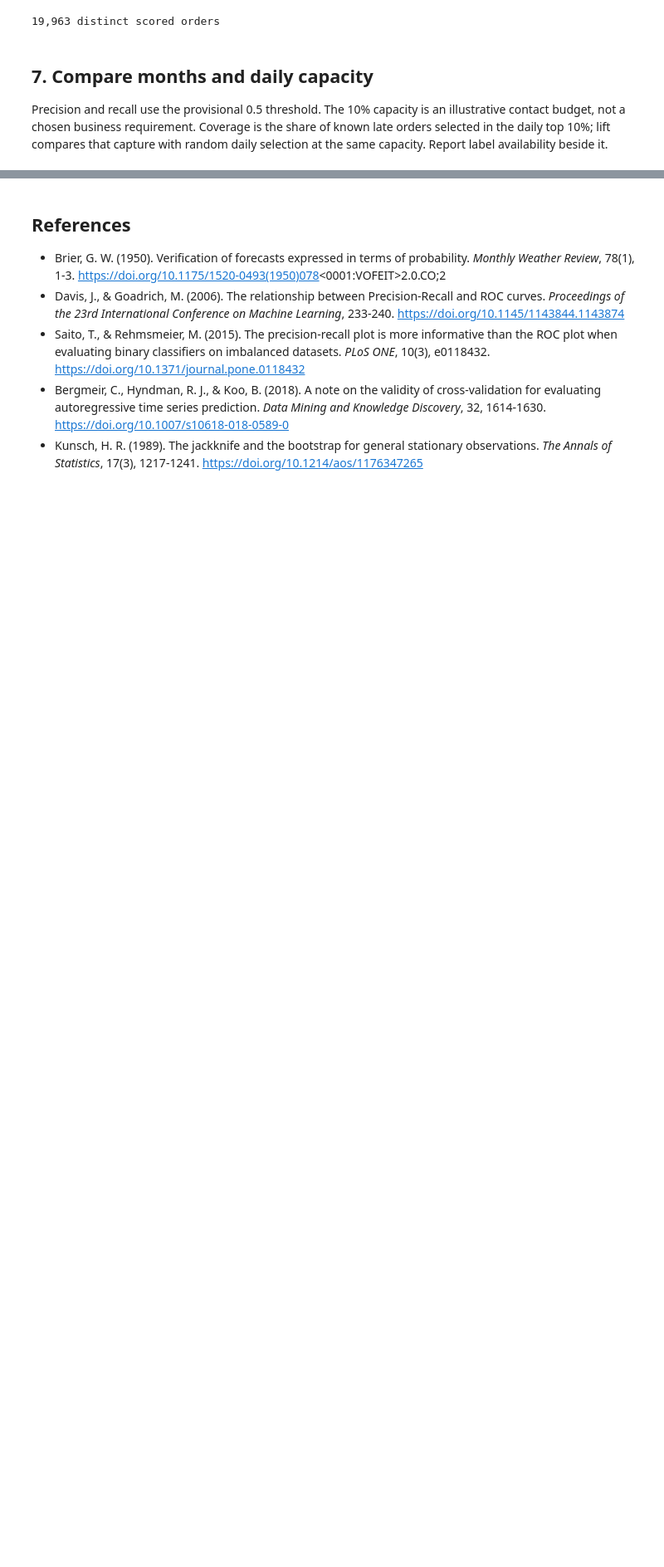
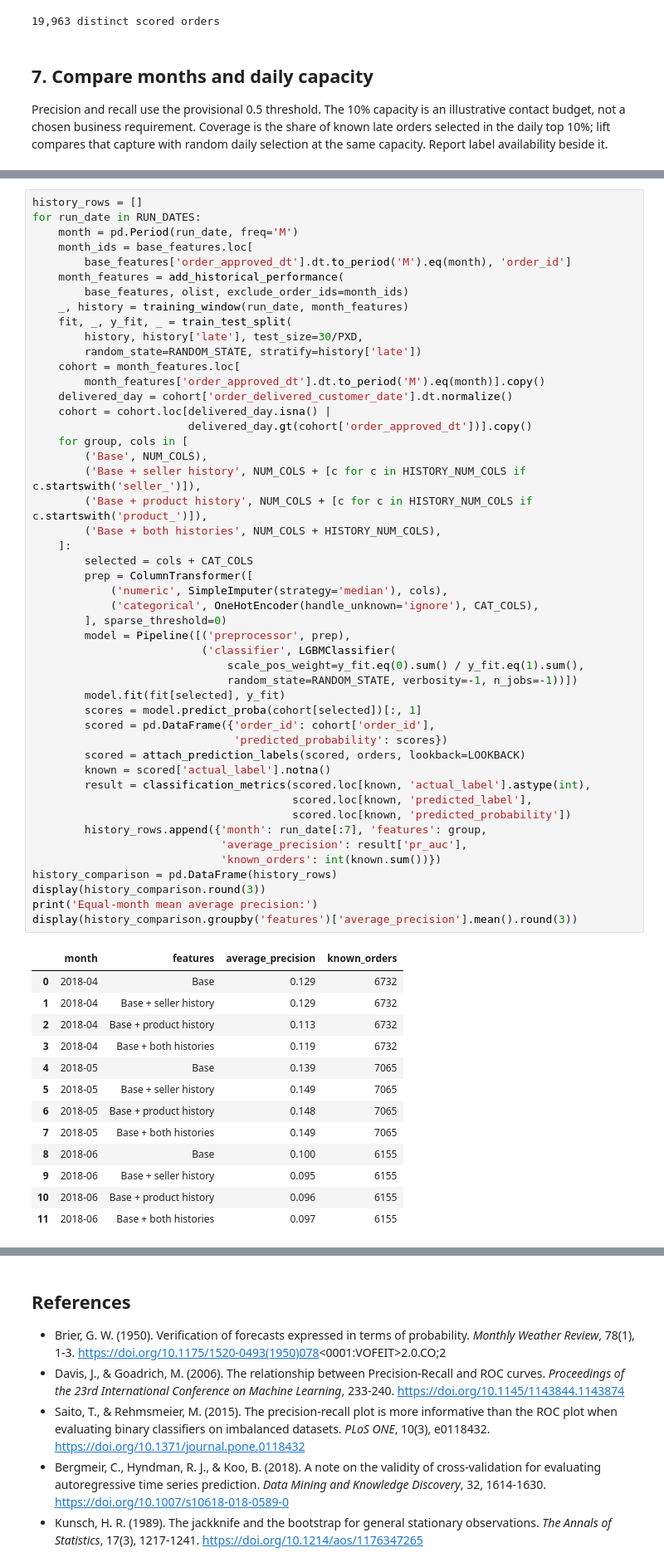
Before and after one commit to mushroomyyy/Team8_IT5006_Ecommerce_Analytics_AY2627Sem1, a Jupyter notebook: phase2/classification_evaluation.ipynb, the cells around one changed output, grey strips where cells are left out. Shown at 83% size. Drawn from its saved outputs; the diff is of its cells as text; blank space fills up the shorter version.

```diff
--- a/phase2/classification_evaluation.ipynb
+++ b/phase2/classification_evaluation.ipynb
@@ -264,0 +285,62 @@ Mean across months (each month has equal weight):
+# %%
+history_rows = []
+for run_date in RUN_DATES:
+    month = pd.Period(run_date, freq='M')
+    month_ids = base_features.loc[
+        base_features['order_approved_dt'].dt.to_period('M').eq(month), 'order_id']
+    month_features = add_historical_performance(
+        base_features, olist, exclude_order_ids=month_ids)
+    _, history = training_window(run_date, month_features)
+    fit, _, y_fit, _ = train_test_split(
+        history, history['late'], test_size=30/PXD,
+        random_state=RANDOM_STATE, stratify=history['late'])
+    cohort = month_features.loc[
+        month_features['order_approved_dt'].dt.to_period('M').eq(month)].copy()
+    delivered_day = cohort['order_delivered_customer_date'].dt.normalize()
+    cohort = cohort.loc[delivered_day.isna() |
+                        delivered_day.gt(cohort['order_approved_dt'])].copy()
+    for group, cols in [
+        ('Base', NUM_COLS),
+        ('Base + seller history', NUM_COLS + [c for c in HISTORY_NUM_COLS if c.startswith('seller_')]),
+        ('Base + product history', NUM_COLS + [c for c in HISTORY_NUM_COLS if c.startswith('product_')]),
+        ('Base + both histories', NUM_COLS + HISTORY_NUM_COLS),
+    ]:
+        selected = cols + CAT_COLS
+        prep = ColumnTransformer([
+            ('numeric', SimpleImputer(strategy='median'), cols),
+            ('categorical', OneHotEncoder(handle_unknown='ignore'), CAT_COLS),
+        ], sparse_threshold=0)
+        model = Pipeline([('preprocessor', prep),
+                          ('classifier', LGBMClassifier(
+                              scale_pos_weight=y_fit.eq(0).sum() / y_fit.eq(1).sum(),
+                              random_state=RANDOM_STATE, verbosity=-1, n_jobs=-1))])
+        model.fit(fit[selected], y_fit)
+        scores = model.predict_proba(cohort[selected])[:, 1]
+        scored = pd.DataFrame({'order_id': cohort['order_id'],
+                               'predicted_probability': scores})
+        scored = attach_prediction_labels(scored, orders, lookback=LOOKBACK)
+        known = scored['actual_label'].notna()
+        result = classification_metrics(scored.loc[known, 'actual_label'].astype(int),
+                                        scored.loc[known, 'predicted_label'],
+                                        scored.loc[known, 'predicted_probability'])
+        history_rows.append({'month': run_date[:7], 'features': group,
+                             'average_precision': result['pr_auc'],
+                             'known_orders': int(known.sum())})
+history_comparison = pd.DataFrame(history_rows)
+display(history_comparison.round(3))
+print('Equal-month mean average precision:')
+display(history_comparison.groupby('features')['average_precision'].mean().round(3))
+# %% [output]
+|  | month | features | average_precision | known_orders |
+| 0 | 2018-04 | Base | 0.129 | 6732 |
+| 1 | 2018-04 | Base + seller history | 0.129 | 6732 |
+| 2 | 2018-04 | Base + product history | 0.113 | 6732 |
+| 3 | 2018-04 | Base + both histories | 0.119 | 6732 |
+| 4 | 2018-05 | Base | 0.139 | 7065 |
+| 5 | 2018-05 | Base + seller history | 0.149 | 7065 |
+| 6 | 2018-05 | Base + product history | 0.148 | 7065 |
+| 7 | 2018-05 | Base + both histories | 0.149 | 7065 |
+| 8 | 2018-06 | Base | 0.100 | 6155 |
+| 9 | 2018-06 | Base + seller history | 0.095 | 6155 |
+| 10 | 2018-06 | Base + product history | 0.096 | 6155 |
+| 11 | 2018-06 | Base + both histories | 0.097 | 6155 |
```
Also changed, not shown: parts of 13 cells of this notebook, 3 other files.
